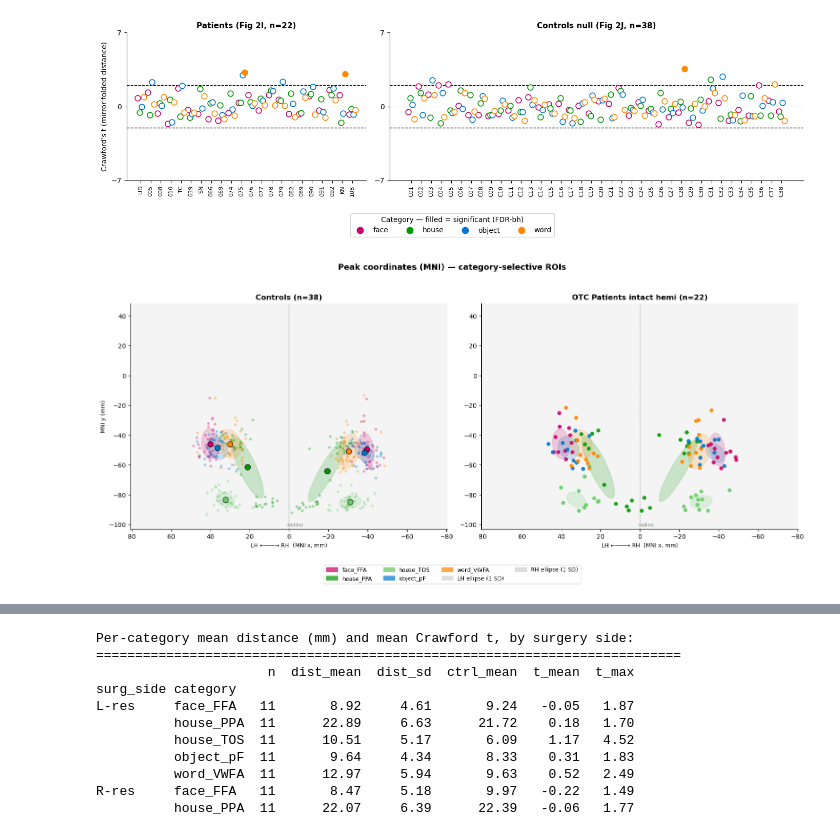
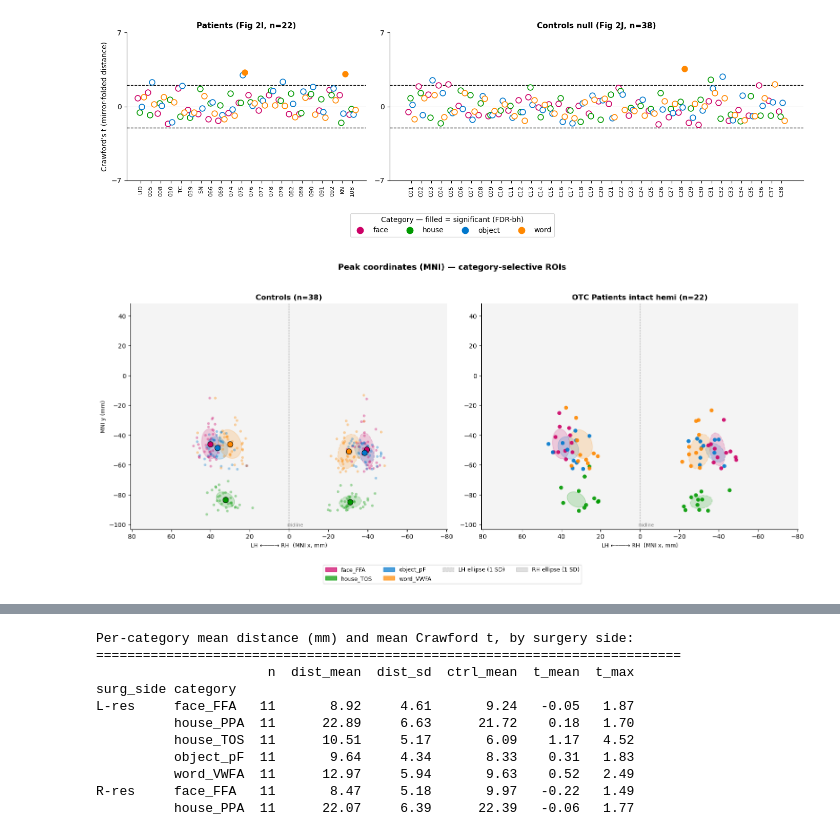
Before and after one commit to cnsimmons/sym_pt, a Jupyter notebook: liu_recreation_v12.ipynb, the cells around one changed output, grey strips where cells are left out. Saved outputs shown, nothing was run; the diff lists cells and outputs as text; code cells hidden in the pictures.

```diff
--- a/liu_recreation_v12.ipynb
+++ b/liu_recreation_v12.ipynb
@@ -474,28 +465,0 @@ print(f'{n_rh_stronger}/{len(common)} controls have stronger RH VWFA than LH')
-# %%
-# ── Verify distance measure anchors are hemi-matched (no Liu anchoring issue) ──
-mni_df = pd.read_csv('/user_data/csimmon2/sym_pt/group_results/peak_coords/peak_coords_mni.csv')
-
-print('Distance measure anchor check:\n')
-print(f'{"ROI":18s} {"intact":7s} {"ctrl_n":7s} {"ctrl_centroid_x":17s} {"pt_n":5s} {"pt_mean_x":10s}')
-print('-' * 75)
-
-for roi in ALL_ROIS_FLAT:
-    for intact, label in [('l','LH-intact'), ('r','RH-intact')]:
-        # Controls: same hemi as patient's intact side
-        c = mni_df[mni_df['subject_id'].isin(ctrl_subs) &
-                   (mni_df['category']==roi) &
-                   (mni_df['hemi']==intact)][['peak_x_mni','peak_y_mni']].dropna().values
-        c = mni_df[mni_df['subject_id'].isin(ctrl_subs) & (mni_df['category']==roi) & (mni_df['hemi']==intact)] \
-            .drop_duplicates(subset=['subject_id'])[['peak_x_mni','peak_y_mni']].dropna().values
-        # Patients: their intact hemi
-        pt_subs = [s for s in otc_subs if pt_intact_hemi(s)==intact]
-        p = mni_df[mni_df['subject_id'].isin(pt_subs) &
-                   (mni_df['category']==roi) &
-                   (mni_df['hemi']==intact)][['peak_x_mni','peak_y_mni']].dropna().values
-        if len(c) < 3 or len(p) < 2: continue
-        cen = c.mean(0)
-        print(f'{roi:18s} {intact:7s} {len(c):<7d} {cen[0]:+17.2f} {len(p):<5d} {p[:,0].mean():+10.2f}')
-
-print('\nDistance compares pt and ctrl in the SAME hemisphere per ROI.')
-print('Sign of x should match between ctrl_centroid and pt_mean for every row.')
-print('No Liu-style cross-hemisphere anchoring.')
@@ -652,8 +598,15 @@ MNI_CSV = Path(processed_dir) / 'group_results' / 'peak_coords' / 'peak_coords_m
 
 CATS_PEAK = [
     ('face_FFA',  '#cc0066'),
-    ('house_PPA', '#009900'),
+    #('house_PPA', '#009900'),
     ('house_TOS', '#66cc66'),
+    ('object_pF', '#0077cc'),
+    ('word_VWFA', '#ff8800'),
+]
+
+CATS_PEAK = [
+    ('face_FFA',  '#cc0066'),
+    ('house_TOS', '#009900'),
     ('object_pF', '#0077cc'),
     ('word_VWFA', '#ff8800'),
 ]
@@ -736,31 +689,31 @@ for ax_idx, (ax, is_ctrl) in enumerate([(axes[0], True), (axes[1], False)]):
                 pt_h = intact(sub)
                 if pt_h is None: continue
                 p = coords(pt, sub, roi, pt_h)
                 if p is None: continue
                 ax.scatter(p[0], p[1], color=color, s=40,
                            edgecolors='none', alpha=0.9, zorder=6)
 
     ax.axvline(midline, color='gray', lw=0.8, ls='--', alpha=0.5, zorder=1)
     ax.text(midline + 1, ylim[0] + 2, 'midline', fontsize=7, color='gray')
     ax.set_xlim(xlim); ax.invert_xaxis(); ax.set_ylim(ylim)
     ax.set_xlabel('LH \u2190\u2500\u2500\u2500\u2192 RH  (MNI x, mm)', fontsize=9)
     if ax_idx == 0:
         ax.set_ylabel('MNI y (mm)', fontsize=9)
         ax.set_title(f'Controls (n={len(ctrl_subs_mni)})', fontsize=12, fontweight='bold')
     else:
         ax.set_title(f'OTC Patients intact hemi (n={len(pt_subs_mni)})',
                      fontsize=12, fontweight='bold')
     ax.spines[['top', 'right']].set_visible(False)
 
 leg = [Patch(facecolor=c, alpha=0.7, edgecolor=c, label=cat) for cat, c in CATS_PEAK]
 leg += [
     Patch(facecolor='gray', alpha=0.25, edgecolor='gray', linestyle='--', label='LH ellipse (1 SD)'),
     Patch(facecolor='gray', alpha=0.25, edgecolor='gray', linestyle='-',  label='RH ellipse (1 SD)'),
 ]
 fig.legend(handles=leg, loc='lower center', ncol=4, fontsize=9, bbox_to_anchor=(0.5, -0.05))
 plt.suptitle('Peak coordinates (MNI) — category-selective ROIs', fontsize=13, fontweight='bold')
 plt.tight_layout(rect=[0, 0.05, 1, 0.95])
 plt.savefig(FIG_DIR / 'peak_scatter_mni.png', dpi=300, bbox_inches='tight')
 plt.show()
 # %% [output]
-[figure, old version]
+[figure, new version]
```
Also changed, not shown: parts of 7 cells of this notebook, 5 other files.
